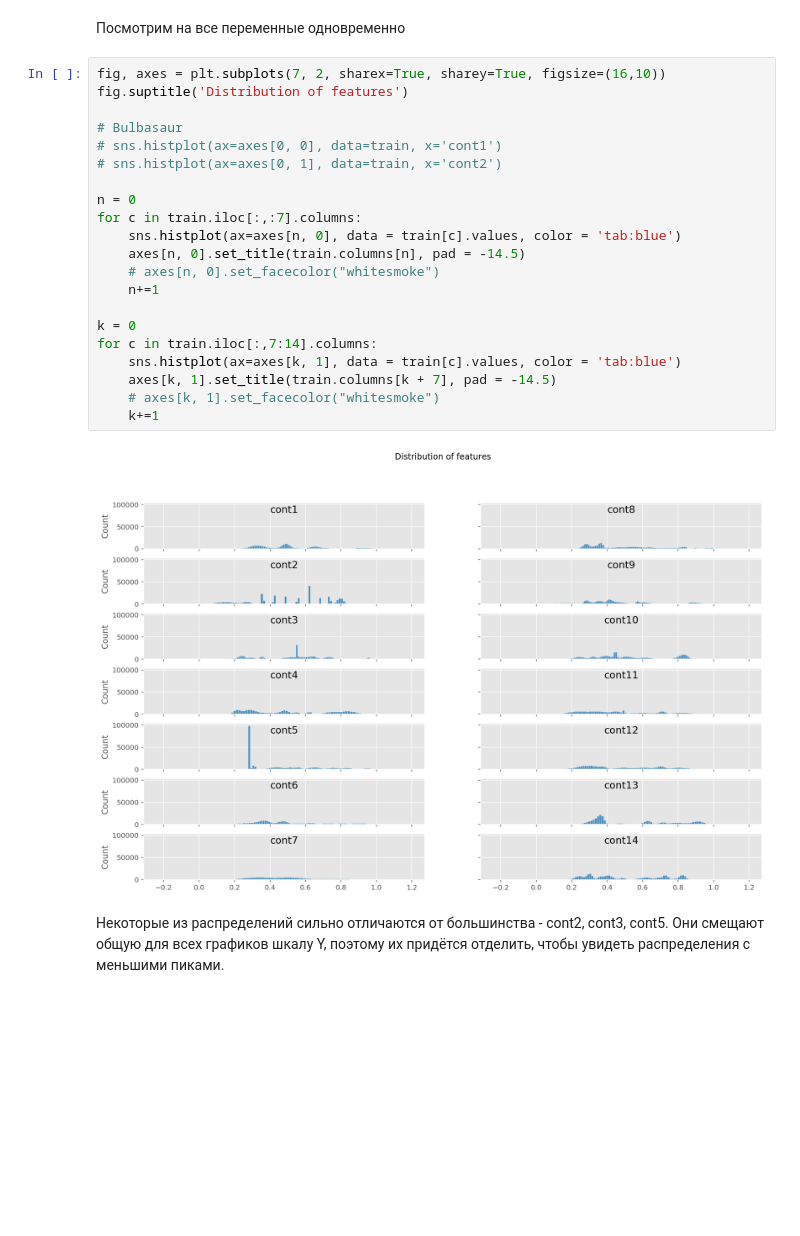
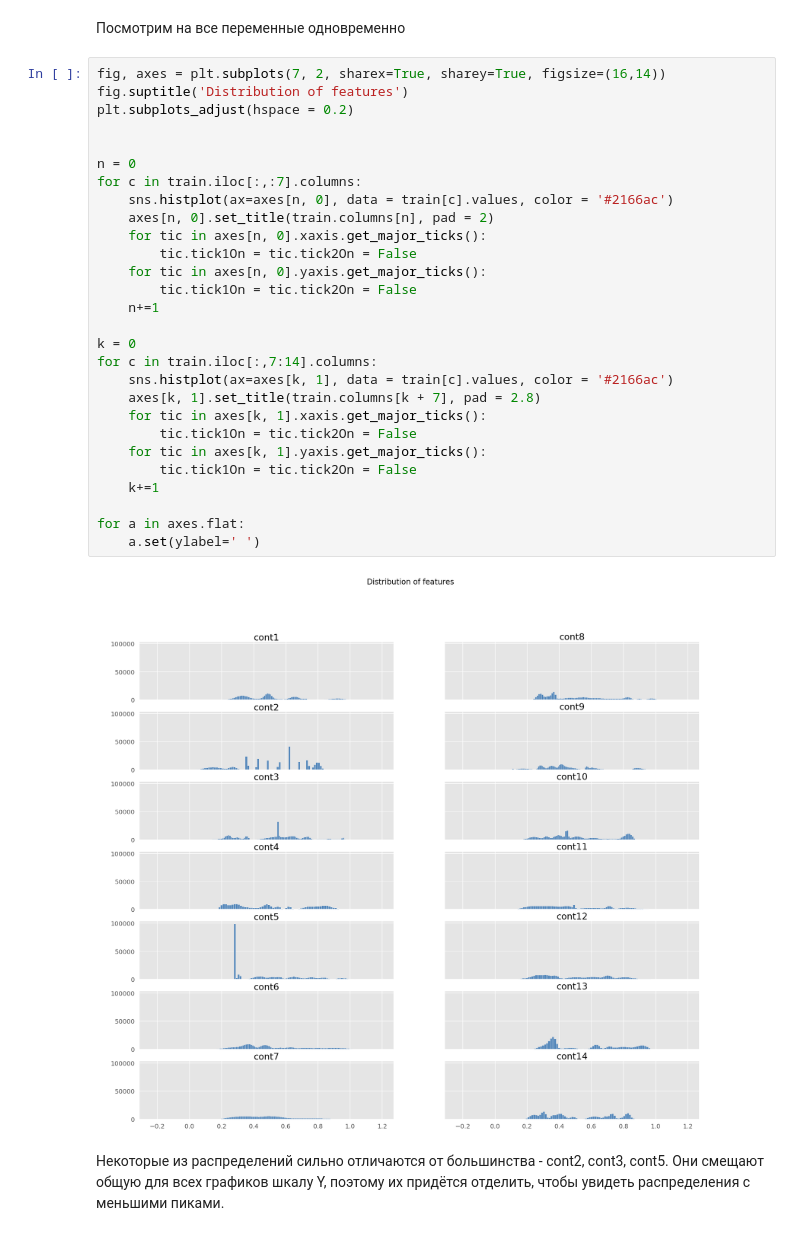
Before and after one commit to Lisstrange/Mini-examples, a Jupyter notebook: seaborn_viz.ipynb, the cells around one changed output. Cells and saved outputs as stored; diff of their text form; blank space fills up the shorter version.

Commit message:
fixed 3_chart hist, removed some ticks, styled boxplot

```diff
--- a/seaborn_viz.ipynb
+++ b/seaborn_viz.ipynb
@@ -96,28 +99,35 @@ plotting_3_chart(train, 'target') # source https://goldinlocks.github.io/linear_
 # %% [markdown]
 Посмотрим на все переменные одновременно
 # %%
-fig, axes = plt.subplots(7, 2, sharex=True, sharey=True, figsize=(16,10))
+fig, axes = plt.subplots(7, 2, sharex=True, sharey=True, figsize=(16,14))
 fig.suptitle('Distribution of features')
+plt.subplots_adjust(hspace = 0.2)
 
-# Bulbasaur
-# sns.histplot(ax=axes[0, 0], data=train, x='cont1')
-# sns.histplot(ax=axes[0, 1], data=train, x='cont2')
 
 n = 0
 for c in train.iloc[:,:7].columns:
-    sns.histplot(ax=axes[n, 0], data = train[c].values, color = 'tab:blue')
-    axes[n, 0].set_title(train.columns[n], pad = -14.5)
-    # axes[n, 0].set_facecolor("whitesmoke")
+    sns.histplot(ax=axes[n, 0], data = train[c].values, color = '#2166ac')
+    axes[n, 0].set_title(train.columns[n], pad = 2)
+    for tic in axes[n, 0].xaxis.get_major_ticks():
+        tic.tick1On = tic.tick2On = False
+    for tic in axes[n, 0].yaxis.get_major_ticks():
+        tic.tick1On = tic.tick2On = False
     n+=1
 
 k = 0
 for c in train.iloc[:,7:14].columns:
-    sns.histplot(ax=axes[k, 1], data = train[c].values, color = 'tab:blue')
-    axes[k, 1].set_title(train.columns[k + 7], pad = -14.5)
-    # axes[k, 1].set_facecolor("whitesmoke")
+    sns.histplot(ax=axes[k, 1], data = train[c].values, color = '#2166ac')
+    axes[k, 1].set_title(train.columns[k + 7], pad = 2.8)
+    for tic in axes[k, 1].xaxis.get_major_ticks():
+        tic.tick1On = tic.tick2On = False
+    for tic in axes[k, 1].yaxis.get_major_ticks():
+        tic.tick1On = tic.tick2On = False
     k+=1
+
+for a in axes.flat:
+    a.set(ylabel=' ')
 # %% [output]
-[figure, old version]
+[figure, new version]
 # %% [markdown]
 Некоторые из распределений сильно отличаются от большинства - cont2, cont3, cont5. Они смещают общую для всех графиков шкалу Y, поэтому их придётся отделить, чтобы увидеть распределения с меньшими пиками.
 # %%
```
Also changed, not shown: parts of 7 cells of this notebook.
